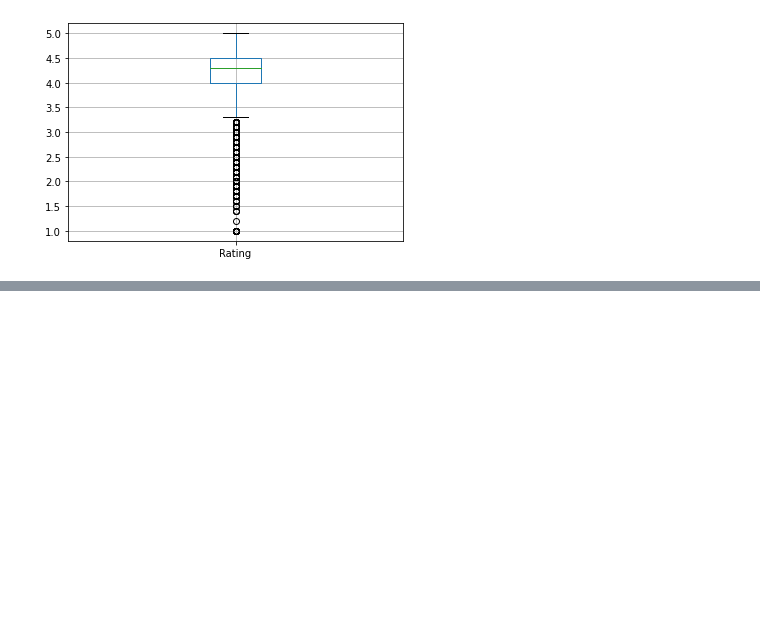
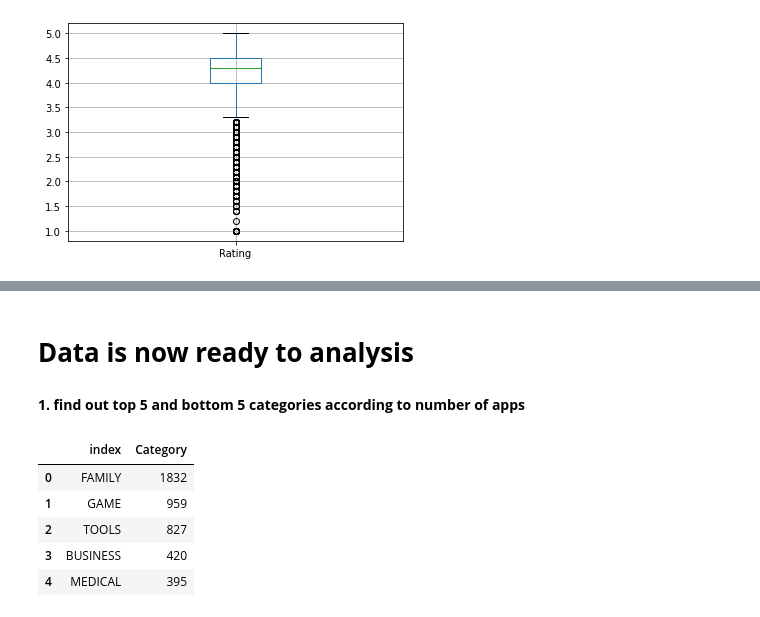
Before and after one commit to sarodeshreyash/Play-Store-App-Review-Analysis, a Jupyter notebook: Play_Store_App_Review_Analysis_Capstone_Project.ipynb, the cells around one changed output, grey strips where cells are left out. Cells and saved outputs as stored; diff of their text form; code cells hidden in the pictures; blank space fills up the shorter version.

```diff
--- a/Play_Store_App_Review_Analysis_Capstone_Project.ipynb
+++ b/Play_Store_App_Review_Analysis_Capstone_Project.ipynb
@@ -403,0 +356,14 @@ Name: Category, dtype: int64
+# %% [markdown]
+# **Data is now ready to analysis**
+# %% [markdown]
+**1. find out top 5 and bottom 5 categories according to number of apps**
+# %%
+top_five_category = df1['Category'].value_counts(ascending=False).head(5).reset_index()
+top_five_category
+# %% [output]
+|  | index | Category |
+| 0 | FAMILY | 1832 |
+| 1 | GAME | 959 |
+| 2 | TOOLS | 827 |
+| 3 | BUSINESS | 420 |
+| 4 | MEDICAL | 395 |
```
Also changed, not shown: parts of 60 cells of this notebook.
